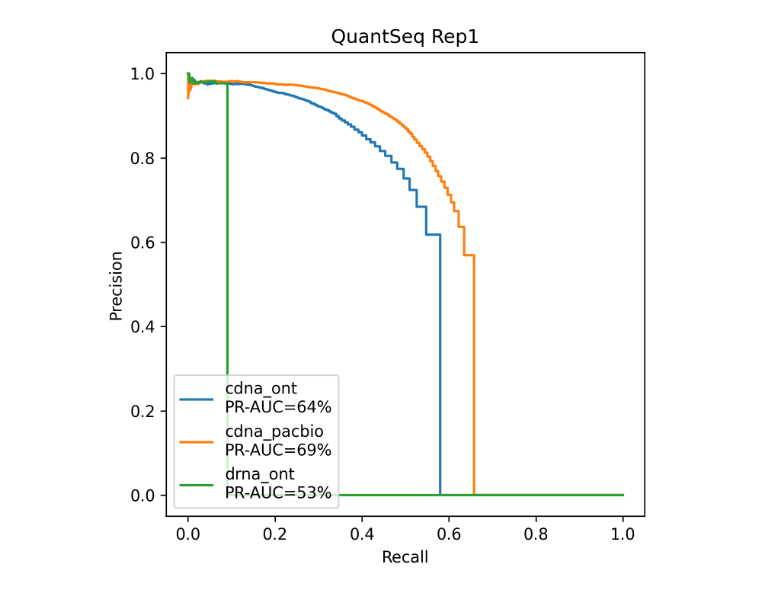
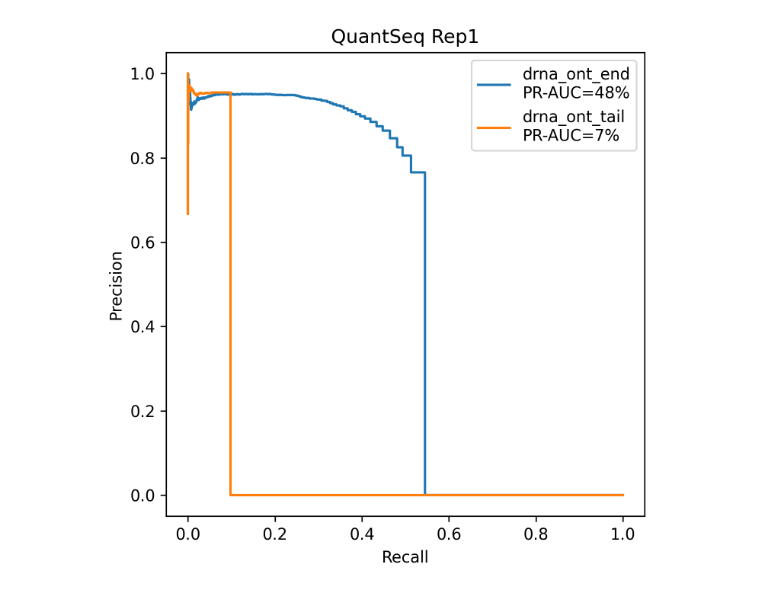
Before and after one commit to mortazavilab/lapa, a Jupyter notebook: workflow/benchmark/benchmark_lapa.ipynb, the cells around one changed output. Cells and saved outputs as stored; diff of their text form; code cells hidden in the pictures.

```diff
--- a/workflow/benchmark/benchmark_lapa.ipynb
+++ b/workflow/benchmark/benchmark_lapa.ipynb
@@ -44,8 +44,10 @@ gr_cdna_pacbio = pr.PyRanges(result_cdna_pacbio.read_apa('all').drop_duplicates(
 # %%
-gr_drna_ont = pr.PyRanges(result_drna_ont.read_apa('all').drop_duplicates(core_cols), int64=True)
+gr_drna_ont_tail = pr.PyRanges(result_drna_ont_tail.read_cluster().drop_duplicates(core_cols), int64=True)
+# %%
+gr_drna_ont_end = pr.PyRanges(result_drna_ont_end.read_cluster().drop_duplicates(core_cols), int64=True)
 # %%
 def join_outer(gr1, gr2, suffix):
-    return gr1.join(gr2, strandedness='same', how='outer', slack=50, suffix=suffix)
+    return gr1.join(gr2, strandedness='same', how='outer', suffix=suffix)
 
     #df.loc[df['Start'] == -1, 'Start'] = df.loc[df['Start'] == -1, f'Start{suffix}']
     #df.loc[df['End'] == -1, 'End'] = df.loc[df['End'] == -1, f'End{suffix}']
@@ -87,6 +57,8 @@ gr_cdna_pacbio
 # %%
-df_cdna_ont = join_outer(gr_quantseq, gr_cdna_ont, '_cdna_ont').df
-df_cdna_pacbio = join_outer(gr_quantseq, gr_cdna_pacbio, '_cdna_pacbio').df
-df_drna_ont = join_outer(gr_quantseq, gr_drna_ont, '_drna_ont').df
+#df_cdna_ont = join_outer(gr_quantseq, gr_cdna_ont, '_cdna_ont').df
+#df_cdna_pacbio = join_outer(gr_quantseq, gr_cdna_pacbio, '_cdna_pacbio').df
+df_drna_ont_end = join_outer(gr_quantseq, gr_drna_ont_end, '_drna_ont_end').df
+df_drna_ont_tail = join_outer(gr_quantseq, gr_drna_ont_tail, '_drna_ont_tail').df
+
 #gr = join_outer(gr, gr_long, '_long')
 #gr = join_outer(gr, gr_short, '_short')
@@ -109,27 +160,31 @@ df_cdna_ont
 # %%
 plt.figure(figsize=(5, 5), dpi=300)
 plt.title('QuantSeq Rep1')
+from sklearn.metrics import average_precision_score
+from sklearn.metrics import roc_curve
 
+#for label, df in [('cdna_ont', df_cdna_ont), ('cdna_pacbio', df_cdna_pacbio), ('drna_ont', df_drna_ont)]:
+for label, df in [('drna_ont_end', df_drna_ont_end), ('drna_ont_tail', df_drna_ont_tail)]:
 
-for label, df in [('cdna_ont', df_cdna_ont), ('cdna_pacbio', df_cdna_pacbio), ('drna_ont', df_drna_ont)]:
-
-    ground_truth = list((~(df['tpm'] == -1)).astype(int))
-    score = df[f'tpm_{label}']
+    ground_truth = list((df['polyA_site'] != -1).astype(int))
+    score = df[f'tpm_{label}'].replace(-1, 0)
 
 
     prec, recall, threshold = precision_recall_curve(
         ground_truth, score, pos_label=1)
+    prec[1] = 0
     prec[0] = 0
+
     label = f'{label}\nPR-AUC={int(auc(recall, prec) * 100)}%'
-    plt.step(recall, prec, where='post', label=label)
+    plt.step(recall, prec, label=label)
 
 plt.xlabel('Recall')
 plt.ylabel('Precision')
-plt.legend(loc=3)
+plt.legend()
 plt.xlim([-0.05, 1.05])
 plt.ylim([-0.05, 1.05])
 
 plt.tight_layout()
 #plt.savefig(snakemake.output['rep1'], bbox_inches = "tight")
 # %% [output]
-[figure, old version]
+[figure, new version]
```
Also changed, not shown: parts of 15 cells of this notebook, 5 other files.
